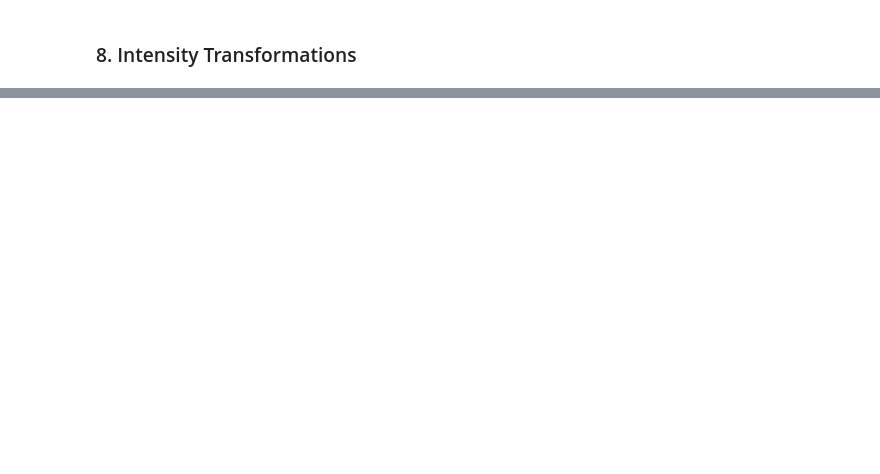
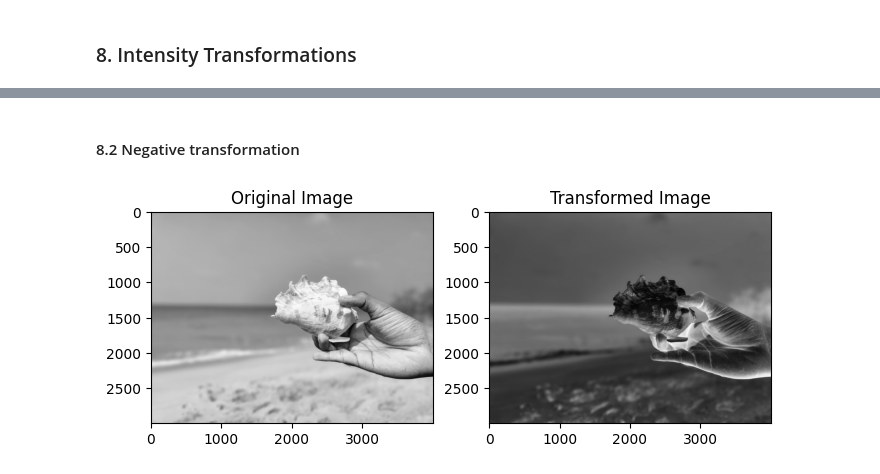
Before and after one commit to Nithira17/image-processing-and-machine-vision, a Jupyter notebook: L02_Point_Operations.ipynb, the cells around one changed output, grey strips where cells are left out. Drawn from its saved outputs; the diff is of its cells as text; code cells hidden in the pictures; blank space fills up the shorter version.

```diff
--- a/L02_Point_Operations.ipynb
+++ b/L02_Point_Operations.ipynb
@@ -120,0 +182,16 @@ plt.show()
+# %% [markdown]
+#### 8.2 Negative transformation
+# %%
+f = cv.imread('images/seashell.jpg', cv.IMREAD_GRAYSCALE)
+t = np.arange(255, -1, -1, dtype=np.uint8) # start, stop, step
+g = t[f]
+
+fig, ax = plt.subplots(1, 2, figsize=(8,8))
+ax[0].imshow(cv.cvtColor(f, cv.COLOR_BGR2RGB))
+ax[0].set_title('Original Image')
+ax[1].imshow(cv.cvtColor(g, cv.COLOR_BGR2RGB))
+ax[1].set_title('Transformed Image')
+
+plt.show()
+# %% [output]
+[figure, added]
```
Also changed, not shown: parts of 14 cells of this notebook.
